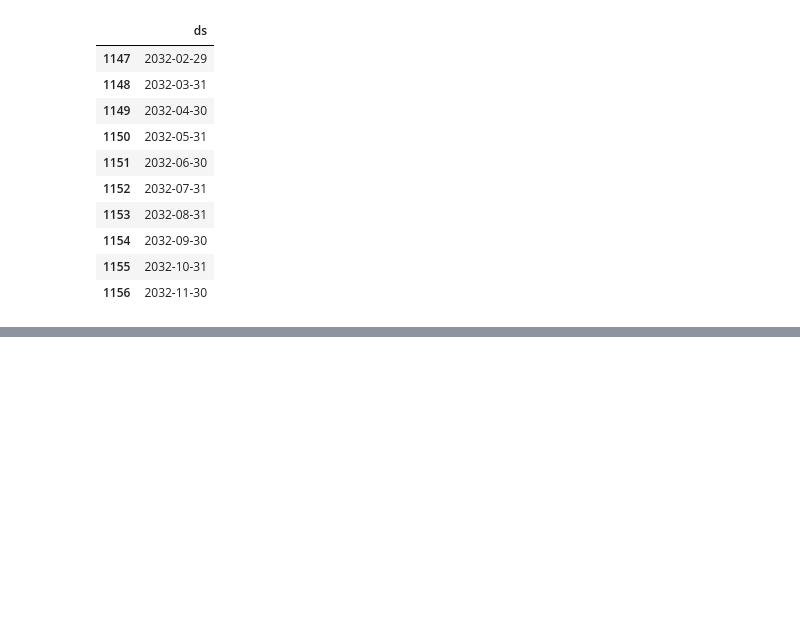
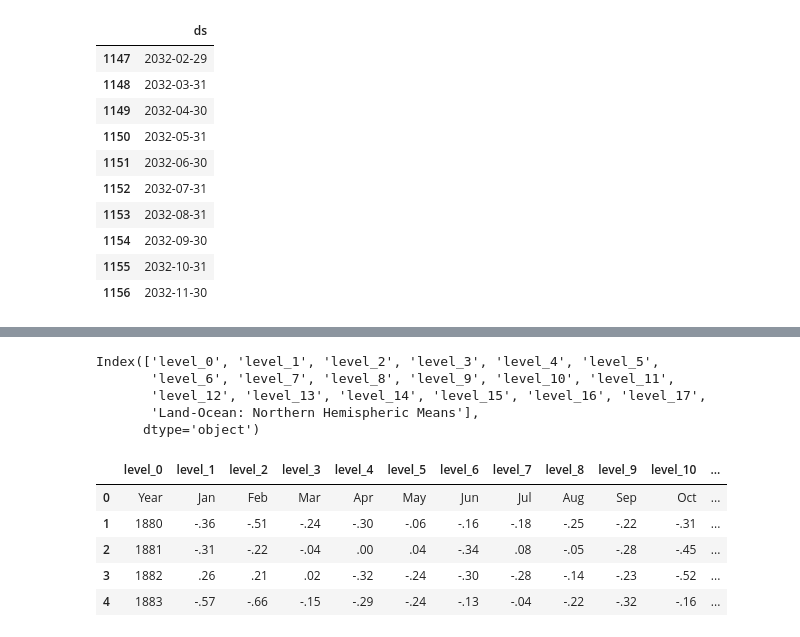
Before and after one commit to jrequarth/PlayStation, a Jupyter notebook: JayColab.ipynb, the cells around one changed output, grey strips where cells are left out. Drawn from its saved outputs; the diff is of its cells as text; code cells hidden in the pictures; blank space fills up the shorter version.

```diff
--- a/JayColab.ipynb
+++ b/JayColab.ipynb
@@ -369,0 +400,19 @@ FileNotFoundError: [Errno 2] No such file or directory: 'northern_temperatures.c
+# %%
+temps.reset_index(inplace=True)
+# %%
+temps.columns
+# %% [output]
+Index(['level_0', 'level_1', 'level_2', 'level_3', 'level_4', 'level_5',
+       'level_6', 'level_7', 'level_8', 'level_9', 'level_10', 'level_11',
+       'level_12', 'level_13', 'level_14', 'level_15', 'level_16', 'level_17',
+       'Land-Ocean: Northern Hemispheric Means'],
+      dtype='object')
+# %%
+temps.head()
+# %% [output]
+|  | level_0 | level_1 | level_2 | level_3 | level_4 | level_5 | level_6 | level_7 | level_8 | level_9 | level_10 | ... |
+| 0 | Year | Jan | Feb | Mar | Apr | May | Jun | Jul | Aug | Sep | Oct | ... |
+| 1 | 1880 | -.36 | -.51 | -.24 | -.30 | -.06 | -.16 | -.18 | -.25 | -.22 | -.31 | ... |
+| 2 | 1881 | -.31 | -.22 | -.04 | .00 | .04 | -.34 | .08 | -.05 | -.28 | -.45 | ... |
+| 3 | 1882 | .26 | .21 | .02 | -.32 | -.24 | -.30 | -.28 | -.14 | -.23 | -.52 | ... |
+| 4 | 1883 | -.57 | -.66 | -.15 | -.29 | -.24 | -.13 | -.04 | -.22 | -.32 | -.16 | ... |
```
Also changed, not shown: parts of 15 cells of this notebook.
